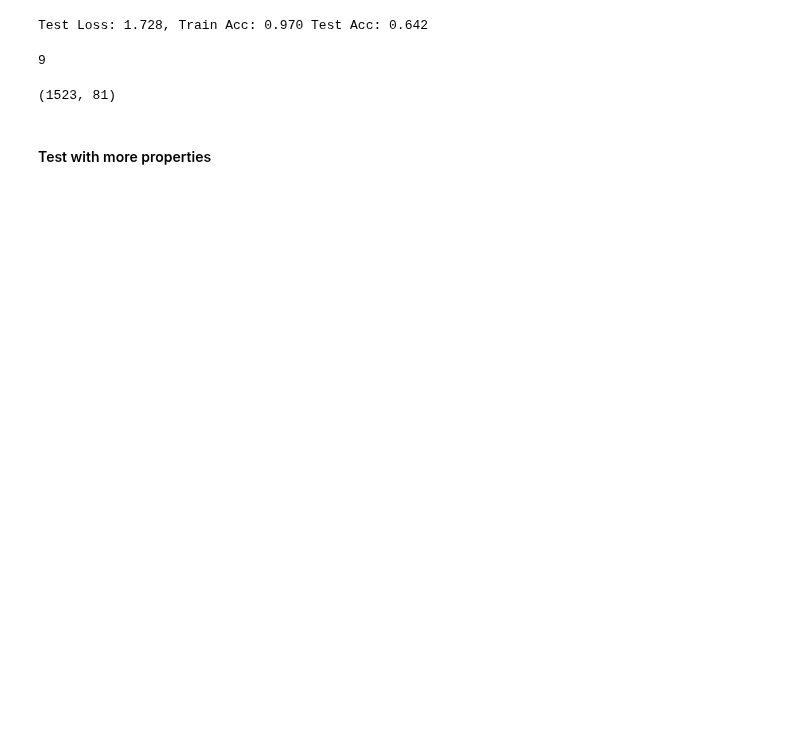
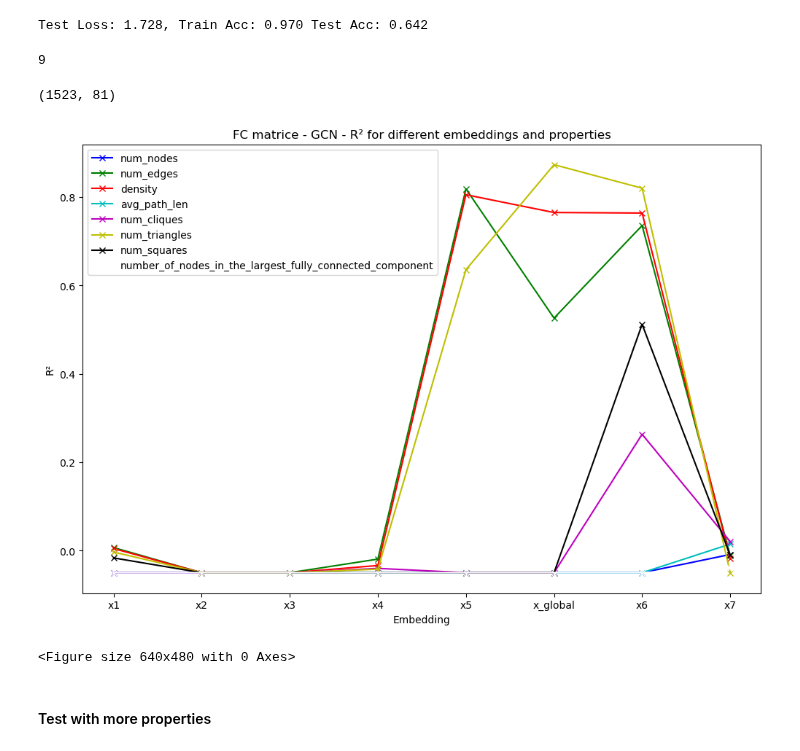
Before and after one commit to TomPelletreauDuris/Probing-GNN-representations, a Jupyter notebook: FC_probing_GIN_MDD.ipynb, the cells around one changed output. Drawn from its saved outputs; the diff is of its cells as text; code cells hidden in the pictures; blank space fills up the shorter version.

```diff
--- a/FC_probing_GIN_MDD.ipynb
+++ b/FC_probing_GIN_MDD.ipynb
@@ -221,10 +240,10 @@ import pickle as pkl
 #     pkl.dump(test_properties, f)
 
 #load the properties
-with open("results/"+DATASET+"_"+MODEL+"_train_properties_with_sm.pkl", "rb") as f:
+with open("results/"+DATASET+"_"+MODEL+"_train_properties.pkl", "rb") as f:
     train_properties = pkl.load(f)
 
-with open("results/"+DATASET+"_"+MODEL+"_test_properties_with_sm.pkl", "rb") as f:
+with open("results/"+DATASET+"_"+MODEL+"_test_properties.pkl", "rb") as f:
     test_properties = pkl.load(f)
 # %%
 """
@@ -311,8 +330,8 @@ test_y = torch.tensor(test_properties, dtype=torch.float32)
 
 # Train and evaluate a model for each graph property and each embedding
 property_names = ['num_nodes', 'num_edges', 'density', 'avg_path_len', 'num_cliques', 'num_triangles', 'num_squares', 'number_of_nodes_in_the_largest_fully_connected_component', 'small_world']
-embeddings = [(train_x, test_x), (train_x2, test_x2), (train_x3, test_x3), (train_x4, test_x4), (train_x5, test_x5), (train_x_global, test_x_global), (train_x6, test_x6), (train_x7, test_x7), (train_x8, test_x8)]
-embeddings_names = ['x1', 'x2', 'x3', 'x4', 'x5', 'x_global',  'x6', 'x7', 'x8']
+embeddings = [(train_x, test_x), (train_x2, test_x2), (train_x3, test_x3), (train_x4, test_x4), (train_x5, test_x5), (train_x_global, test_x_global), (train_x6, test_x6), (train_x7, test_x7)]#, (train_x8, test_x8)]
+embeddings_names = ['x1', 'x2', 'x3', 'x4', 'x5', 'x_global',  'x6', 'x7']#, 'x8']
 # %%
 #create a dictionary where we will store the results for each embeddings, each property
 results = {}
@@ -397,35 +416,38 @@ with open("results/"+DATASET+"_"+MODEL+"_results.pkl", "rb") as f:
 import matplotlib.pyplot as plt
 
 # Assuming results, embeddings, and other necessary variables are defined as in your context
-property_names = ['num_nodes', 'num_edges', 'density', 'avg_path_len', 'num_cliques', 'num_triangles', 'num_squares', 'number_of_nodes_in_the_largest_fully_connected_component', 'small_world']
-embeddings_names = ['x1', 'x2', 'x3', 'x4', 'x5', 'x_global', 'x6', 'x7', 'x8']
+property_names = ['num_nodes', 'num_edges', 'density', 'avg_path_len', 'num_cliques', 'num_triangles', 'num_squares', 'number_of_nodes_in_the_largest_fully_connected_component']#, 'small_world']
+embeddings_names = ['x1', 'x2', 'x3', 'x4', 'x5', 'x_global', 'x6', 'x7']#, 'x8']
 colors = ['b', 'g', 'r', 'c', 'm', 'y', 'k', 'w', 'orange', 'red']
 
 plt.figure(figsize=(12, 8))
 
 for i, property_name in enumerate(property_names):
     x_points = []
     y_points = []
     for j, embedding in enumerate(embeddings):
         name_of_embedding = embeddings_names[j]
         test_r2 = results[(name_of_embedding, property_name)][3]
         if test_r2 < -0.05:  # Handle negative R² values
             test_r2 = -0.05
         x_points.append(j)
         y_points.append(test_r2)
 
     # Plotting the line for the current property
     plt.plot(x_points, y_points, label=property_name, color=colors[i], marker='x')
 
 plt.xticks(range(len(embeddings)), embeddings_names)
 plt.xlabel('Embedding')
 plt.ylabel('R²')
 plt.legend()
 plt.title('FC matrice - GCN - R² for different embeddings and properties')
 plt.show()
 
 #save the plot
 plt.savefig("results/"+DATASET+"_"+MODEL+"test_R2_plot.png")
+# %% [output]
+[figure, added]
+<Figure size 640x480 with 0 Axes>
 # %%
 import matplotlib.pyplot as plt
 
```
Also changed, not shown: parts of 2 cells of this notebook, 24 other files.
